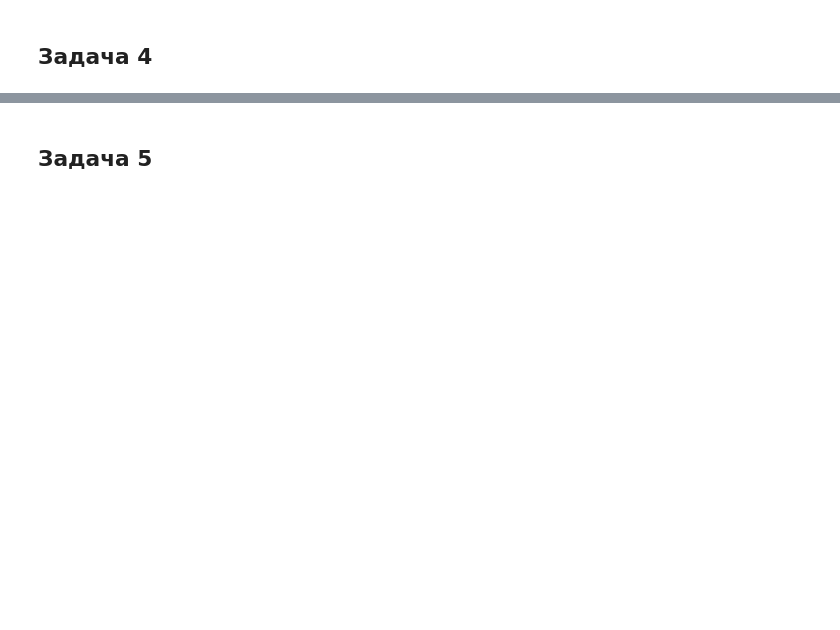
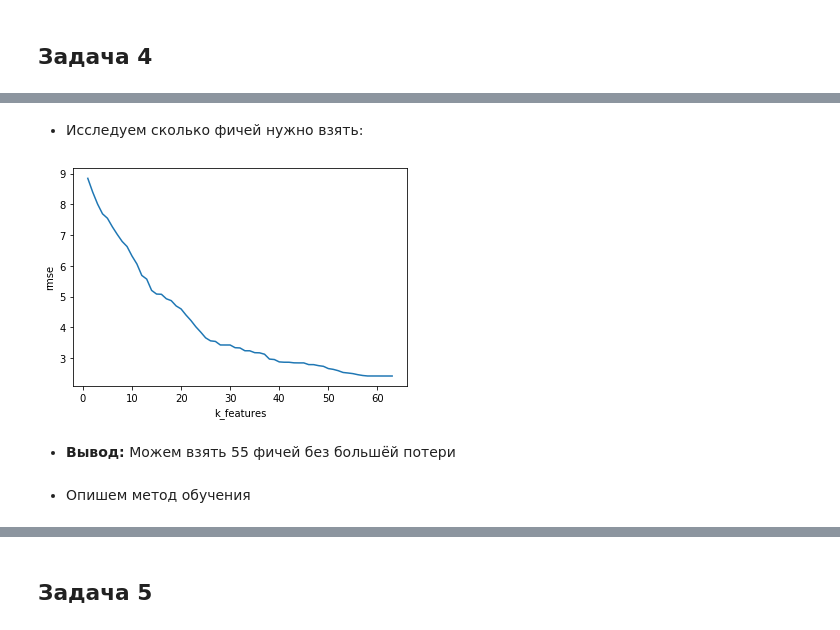
Before and after one commit to alex-kozinov/courses, a Jupyter notebook: ad-stats/09-regressions/KozinovHW9.ipynb, the cells around one changed output, grey strips where cells are left out. Drawn from its saved outputs; the diff is of its cells as text; code cells hidden in the pictures; blank space fills up the shorter version.

```diff
--- a/ad-stats/09-regressions/KozinovHW9.ipynb
+++ b/ad-stats/09-regressions/KozinovHW9.ipynb
@@ -93,0 +556,18 @@ $$
+# %%
+%%time
+scaler = StandardScaler()
+X_train_scaled = scaler.fit_transform(X_train)
+
+gs = RandomizedSearchCV(
+    Ridge(),
+    param_distributions={'alpha': sps.uniform(loc=0, scale=10)},
+    cv=KFold(len(X_train_scaled)),
+    scoring='neg_mean_squared_error',
+    n_jobs=4,
+    random_state=0,
+    n_iter=10
+)
+gs.fit(X_train_scaled, y1_train)
+print(f"Best alpha for first target = {gs.best_params_['alpha']}")
+gs.fit(X_train_scaled, y2_train)
+print(f"Best alpha for second target = {gs.best_params_['alpha']}")
@@ -93,0 +579,2 @@ $$
+# %% [markdown]
+* Исследуем сколько фичей нужно взять:
@@ -93,0 +587,37 @@ $$
+# %%
+rmse_log = []
+scaler = StandardScaler()
+X_train_scaled = scaler.fit_transform(X_train)
+
+model1 = Ridge(alpha=3.83)
+model2 = Ridge(alpha=3.83)
+for k_features in range(len(X_train.columns)):
+    selecter = SelectKBest(f_regression, k_features+1)
+    X1_train_cut = selecter.fit_transform(X_train_scaled, y1_train)
+    X2_train_cut = selecter.fit_transform(X_train_scaled, y2_train)
+
+    model1.fit(X1_train_cut, y1_train)
+    model2.fit(X2_train_cut, y2_train)
+
+    y1_pred = model1.predict(X1_train_cut)
+    y2_pred = model2.predict(X2_train_cut)
+
+    rmse_log.append(
+        mean_squared_error(
+            np.vstack([np.array(y1_pred), np.array(y2_pred)]),
+            np.vstack([np.array(y1_train), np.array(y2_train)])
+        ) ** 0.5
+    )
+
+plt.figure()
+plt.xlabel('k_features')
+plt.ylabel('rmse')
+plt.plot(np.arange(1, len(X_train.columns)+1), rmse_log)
+plt.show()
+# %% [output]
+[figure, added]
+# %% [markdown]
+* **Вывод:**
+Можем взять 55 фичей без большёй потери
+# %% [markdown]
+* Опишем метод обучения
```
Also changed, not shown: parts of 74 cells of this notebook.
